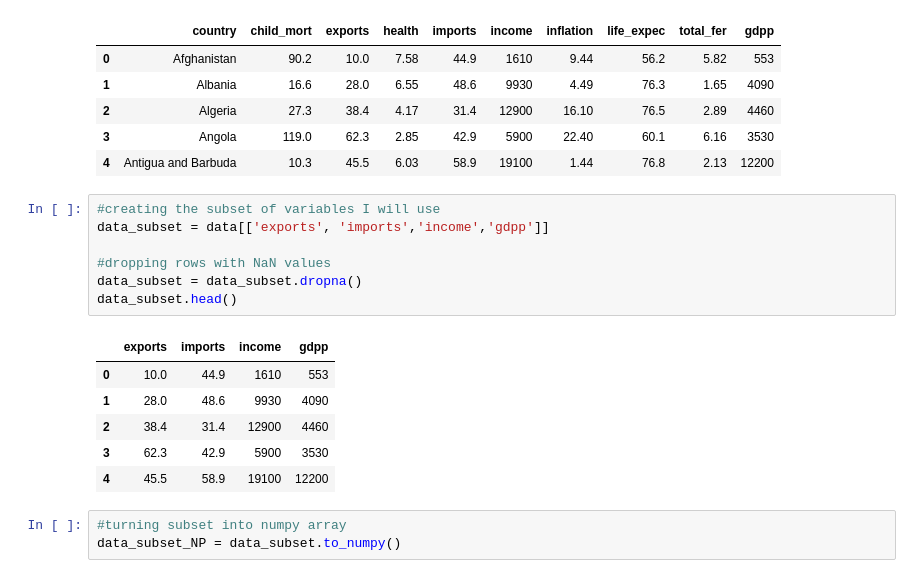
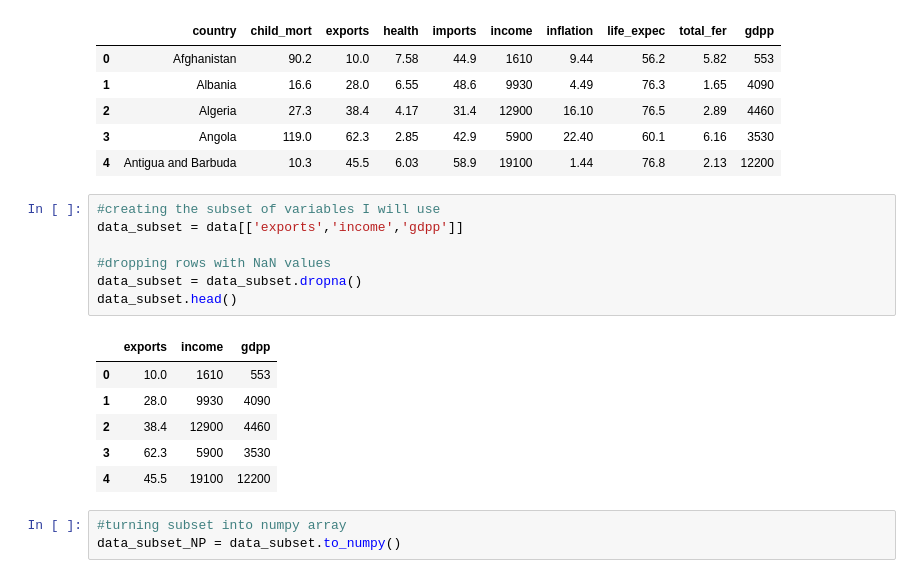
Before and after one commit to sashayeu/machine-learning-portfolio, a Jupyter notebook: Revised Homework/revisedHomework2.ipynb, the cells around one changed output. Saved outputs shown, nothing was run; the diff lists cells and outputs as text.

```diff
--- a/Revised Homework/revisedHomework2.ipynb
+++ b/Revised Homework/revisedHomework2.ipynb
@@ -23,18 +23,18 @@ data.head()
 | 4 | Antigua and Barbuda | 10.3 | 45.5 | 6.03 | 58.9 | 19100 | 1.44 | 76.8 | 2.13 | 12200 |
 # %%
 #creating the subset of variables I will use
-data_subset = data[['exports', 'imports','income','gdpp']]
+data_subset = data[['exports','income','gdpp']]
 
 #dropping rows with NaN values
 data_subset = data_subset.dropna()
 data_subset.head()
 # %% [output]
-|  | exports | imports | income | gdpp |
-| 0 | 10.0 | 44.9 | 1610 | 553 |
-| 1 | 28.0 | 48.6 | 9930 | 4090 |
-| 2 | 38.4 | 31.4 | 12900 | 4460 |
-| 3 | 62.3 | 42.9 | 5900 | 3530 |
-| 4 | 45.5 | 58.9 | 19100 | 12200 |
+|  | exports | income | gdpp |
+| 0 | 10.0 | 1610 | 553 |
+| 1 | 28.0 | 9930 | 4090 |
+| 2 | 38.4 | 12900 | 4460 |
+| 3 | 62.3 | 5900 | 3530 |
+| 4 | 45.5 | 19100 | 12200 |
 # %%
 #turning subset into numpy array
 data_subset_NP = data_subset.to_numpy()
```
Also changed, not shown: parts of 6 cells of this notebook, 3 other files.
